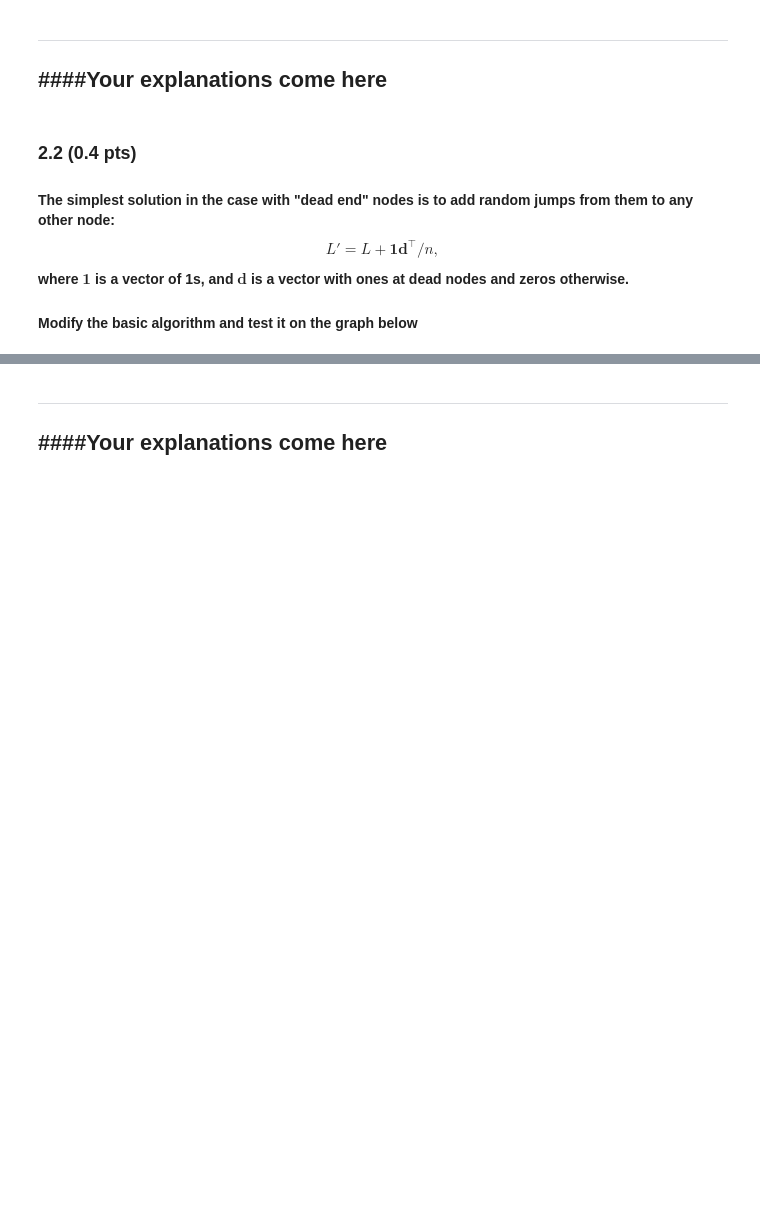
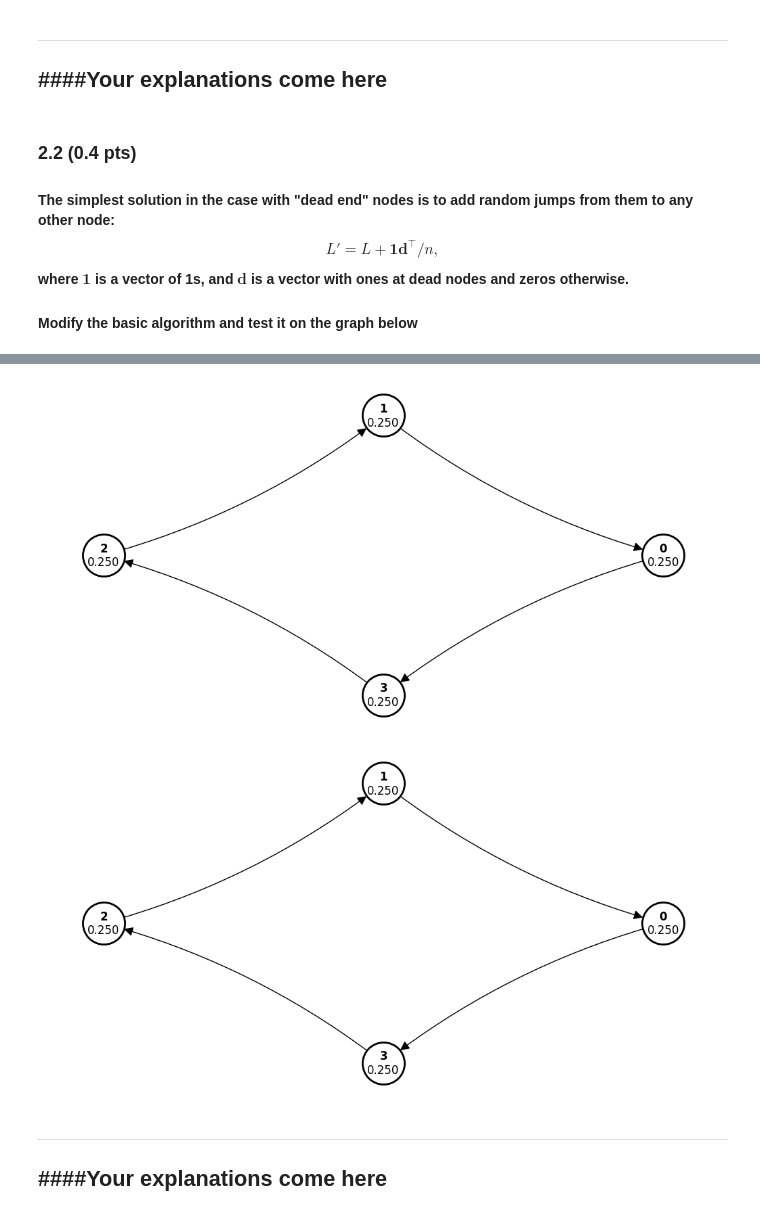
Before and after one commit to artoriusss/ML-projects, a Jupyter notebook: problem_2/hw2-task2-page_rank-2023.ipynb, the cells around one changed output, grey strips where cells are left out. Drawn from its saved outputs; the diff is of its cells as text; code cells hidden in the pictures; blank space fills up the shorter version.

```diff
--- a/problem_2/hw2-task2-page_rank-2023.ipynb
+++ b/problem_2/hw2-task2-page_rank-2023.ipynb
@@ -150,12 +168,17 @@ plot_graph(G, ranks)
 # %%
 G = np.array([[0, 1, 0, 0],
               [0, 0, 1, 0],
               [0, 0, 0, 1],
               [1, 0, 0, 0]])
 ranks = np.ones(G.shape[0])/G.shape[0]
 plot_graph(G, ranks)
 # ====================
-# YOUR CODE HERE...
+
+ranks_ = PageRank_2(G, num_steps=10, ranks=ranks)
+plot_graph(G, ranks_)
+# %% [output]
+[figure, added]
+[figure, added]
 # %% [markdown]
 ---
 ####**Your explanations come here**
```
Also changed, not shown: parts of 14 cells of this notebook.
